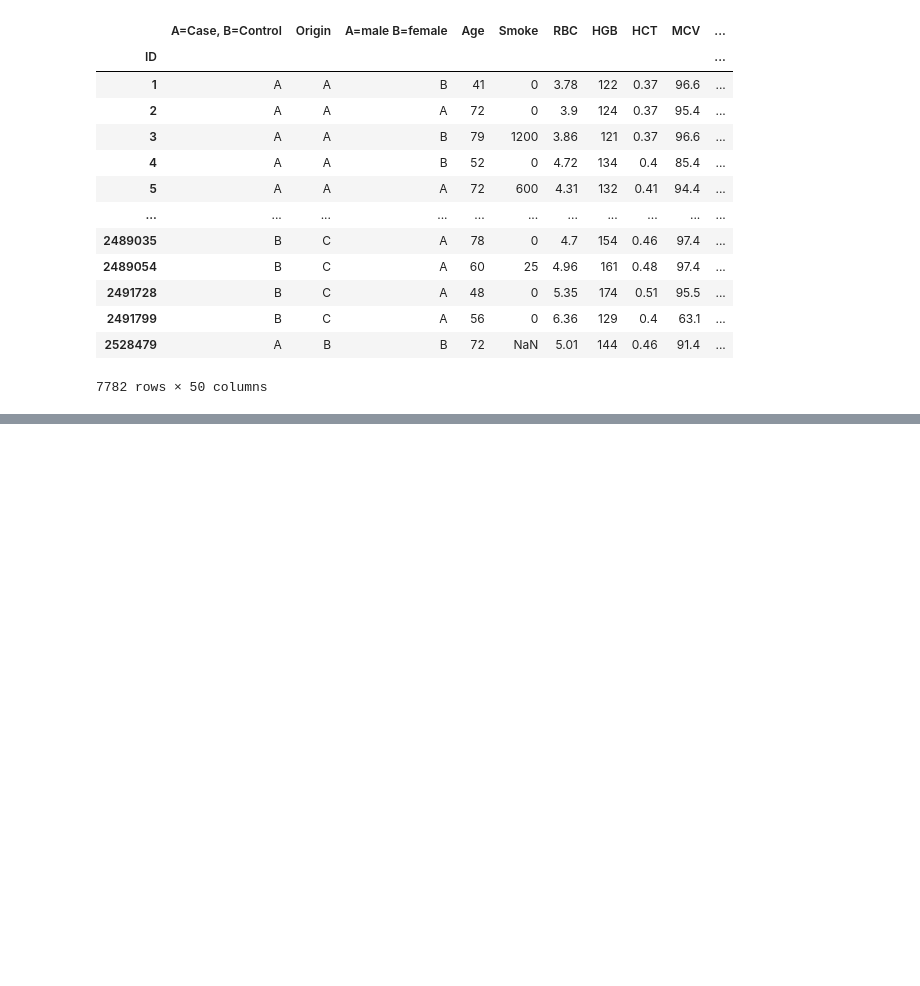
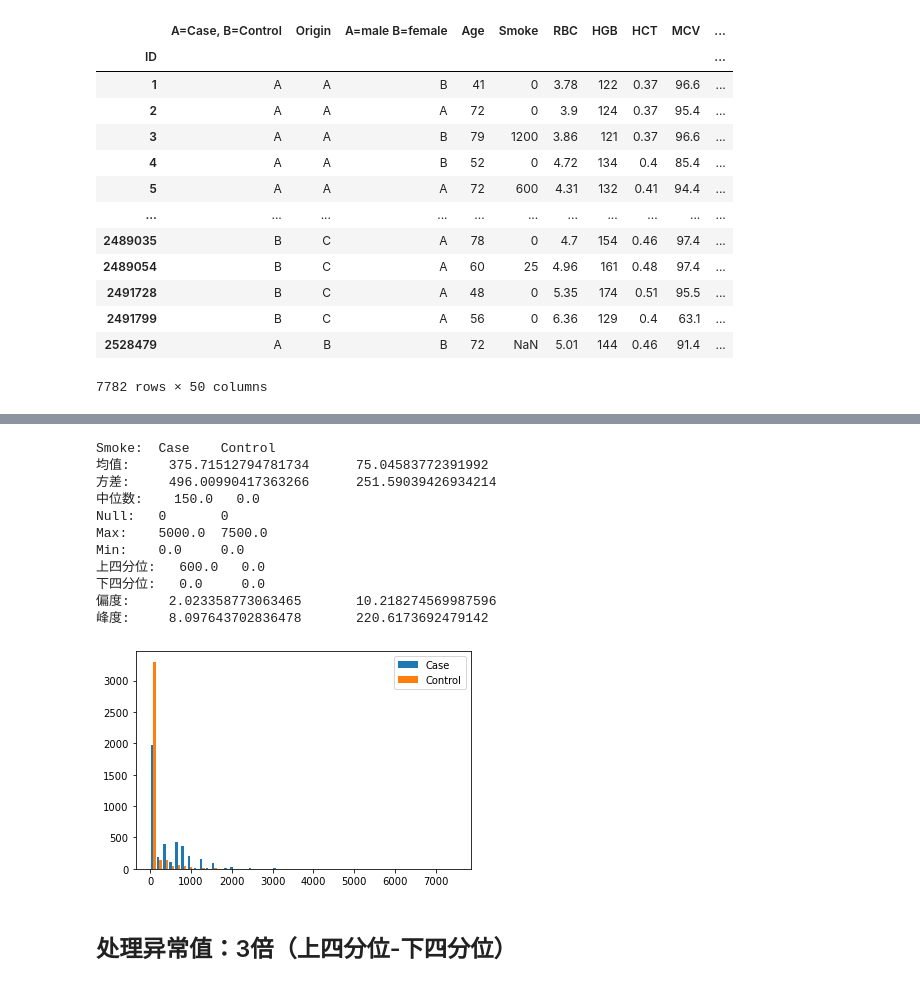
Before and after one commit to ChiXX/LungCancer, a Jupyter notebook: scripts/jupyter/Preprocessing.ipynb, the cells around one changed output, grey strips where cells are left out. Drawn from its saved outputs; the diff is of its cells as text; code cells hidden in the pictures; blank space fills up the shorter version.

```diff
--- a/scripts/jupyter/Preprocessing.ipynb
+++ b/scripts/jupyter/Preprocessing.ipynb
@@ -228,0 +284,23 @@ cancer_data5.to_csv('../../data/cancer_data_v3.csv', index=False)
+# %%
+for fea in cancer_data.columns[5:]:
+    median = cancer_data.groupby(['A=Case, B=Control', 'A=male B=female', 'Age'])[fea].median()
+    cancer_data.set_index(['A=Case, B=Control', 'A=male B=female', 'Age'], inplace=True)
+    cancer_data[fea].fillna(median, inplace=True)
+    cancer_data.reset_index(inplace=True)
+# %%
+stat_info(cancer_data, 'Smoke')
+# %% [output]
+Smoke:  Case    Control
+均值:     375.71512794781734      75.04583772391992
+方差:     496.00990417363266      251.59039426934214
+中位数:    150.0   0.0
+Null:   0       0
+Max:    5000.0  7500.0
+Min:    0.0     0.0
+上四分位:   600.0   0.0
+下四分位:   0.0     0.0
+偏度:     2.023358773063465       10.218274569987596
+峰度:     8.097643702836478       220.6173692479142
+[figure, added]
+# %% [markdown]
+## 处理异常值：3倍（上四分位-下四分位）
```
Also changed, not shown: parts of 11 cells of this notebook, 1 other file.
